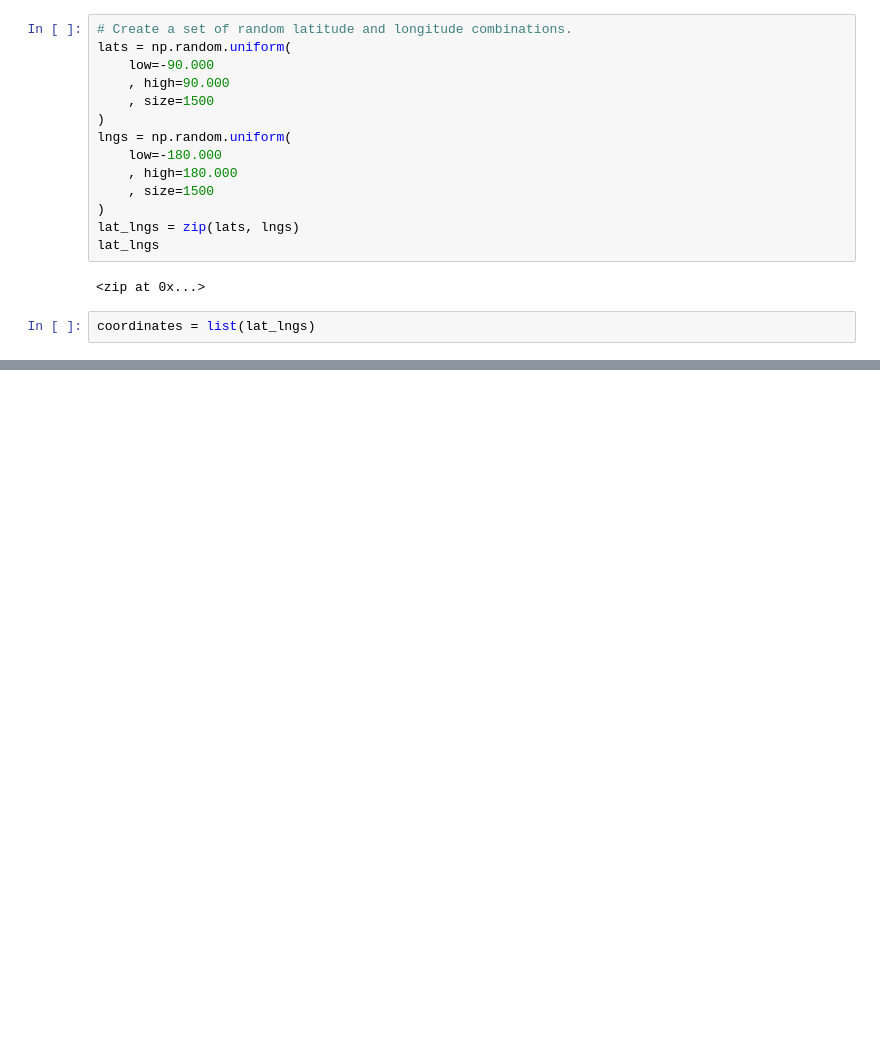
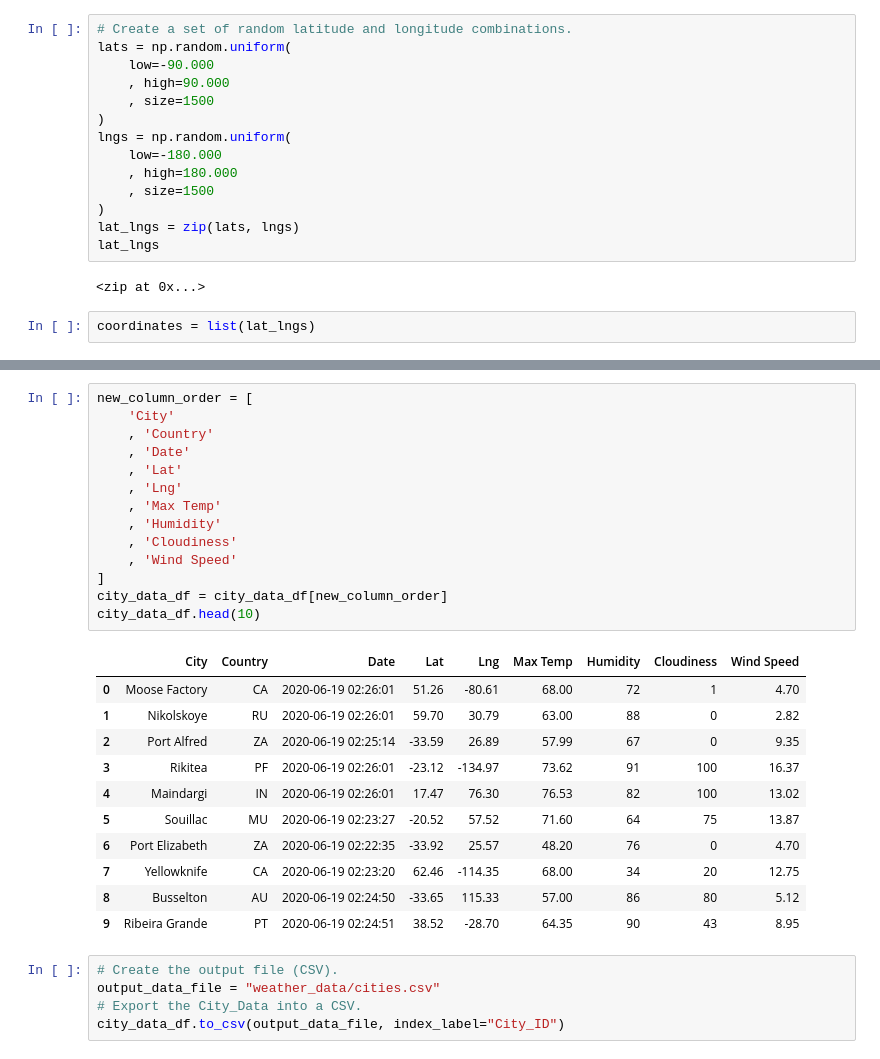
Before and after one commit to csparkma/berkeley-world-weather-analysis, a Jupyter notebook: WeatherPy.ipynb, the cells around one changed output, grey strips where cells are left out. Drawn from its saved outputs; the diff is of its cells as text; blank space fills up the shorter version.

Commit message:
adding gitignore and weatherpy and testing gitignore

```diff
--- a/WeatherPy.ipynb
+++ b/WeatherPy.ipynb
@@ -40,0 +147,31 @@ len(cities)
+# %%
+new_column_order = [
+    'City'
+    , 'Country'
+    , 'Date'
+    , 'Lat'
+    , 'Lng'
+    , 'Max Temp'
+    , 'Humidity'
+    , 'Cloudiness'
+    , 'Wind Speed'
+]
+city_data_df = city_data_df[new_column_order]
+city_data_df.head(10)
+# %% [output]
+|  | City | Country | Date | Lat | Lng | Max Temp | Humidity | Cloudiness | Wind Speed |
+| 0 | Moose Factory | CA | 2020-06-19 02:26:01 | 51.26 | -80.61 | 68.00 | 72 | 1 | 4.70 |
+| 1 | Nikolskoye | RU | 2020-06-19 02:26:01 | 59.70 | 30.79 | 63.00 | 88 | 0 | 2.82 |
+| 2 | Port Alfred | ZA | 2020-06-19 02:25:14 | -33.59 | 26.89 | 57.99 | 67 | 0 | 9.35 |
+| 3 | Rikitea | PF | 2020-06-19 02:26:01 | -23.12 | -134.97 | 73.62 | 91 | 100 | 16.37 |
+| 4 | Maindargi | IN | 2020-06-19 02:26:01 | 17.47 | 76.30 | 76.53 | 82 | 100 | 13.02 |
+| 5 | Souillac | MU | 2020-06-19 02:23:27 | -20.52 | 57.52 | 71.60 | 64 | 75 | 13.87 |
+| 6 | Port Elizabeth | ZA | 2020-06-19 02:22:35 | -33.92 | 25.57 | 48.20 | 76 | 0 | 4.70 |
+| 7 | Yellowknife | CA | 2020-06-19 02:23:20 | 62.46 | -114.35 | 68.00 | 34 | 20 | 12.75 |
+| 8 | Busselton | AU | 2020-06-19 02:24:50 | -33.65 | 115.33 | 57.00 | 86 | 80 | 5.12 |
+| 9 | Ribeira Grande | PT | 2020-06-19 02:24:51 | 38.52 | -28.70 | 64.35 | 90 | 43 | 8.95 |
+# %%
+# Create the output file (CSV).
+output_data_file = "weather_data/cities.csv"
+# Export the City_Data into a CSV.
+city_data_df.to_csv(output_data_file, index_label="City_ID")
```
Also changed, not shown: parts of 6 cells of this notebook, 3 other files.
